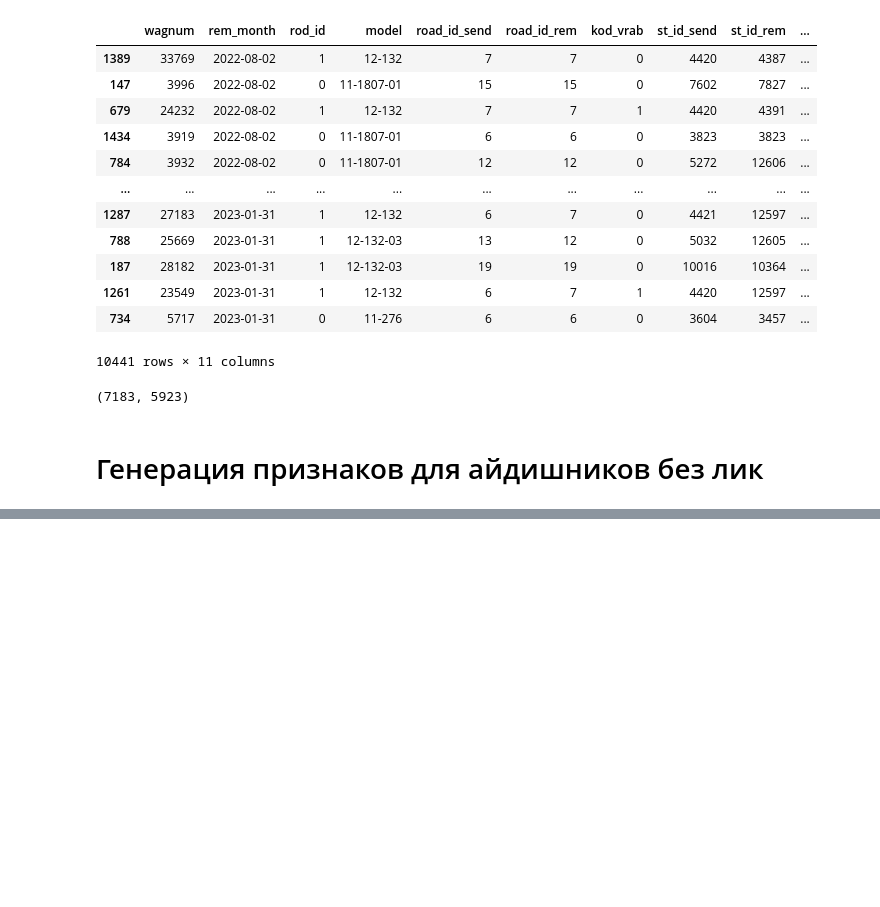
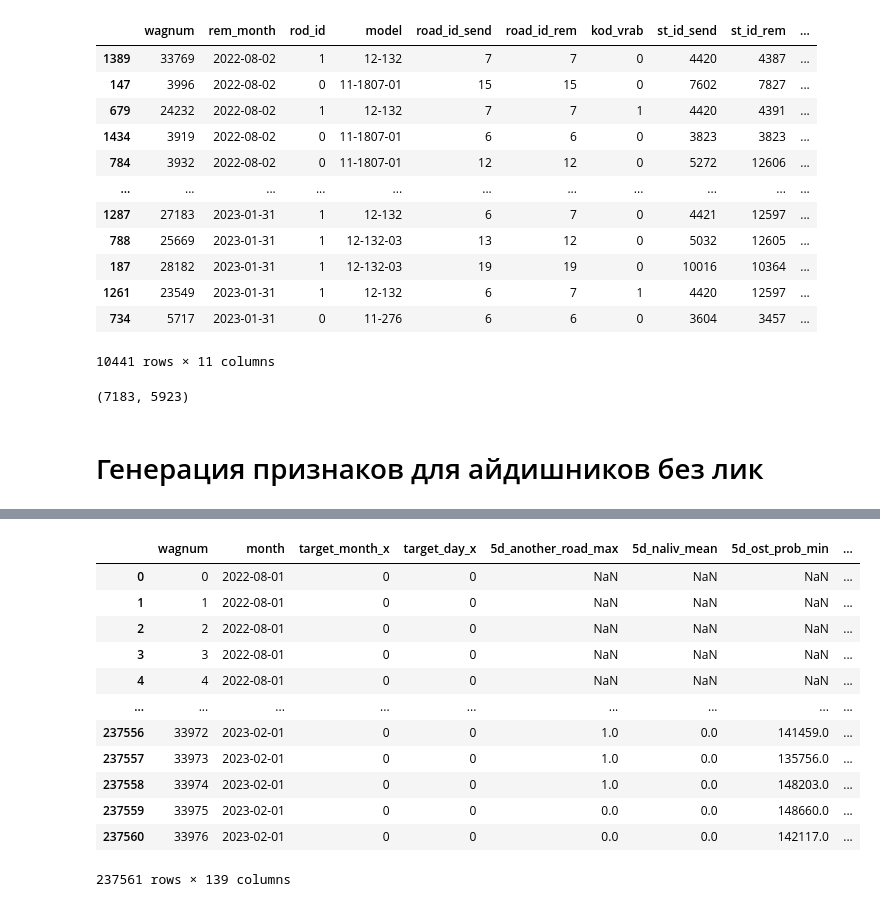
Before and after one commit to Kirill2187/datawagon, a Jupyter notebook: eda_knifeman.ipynb, the cells around one changed output, grey strips where cells are left out. Drawn from its saved outputs; the diff is of its cells as text; code cells hidden in the pictures; blank space fills up the shorter version.

```diff
--- a/eda_knifeman.ipynb
+++ b/eda_knifeman.ipynb
@@ -417,0 +504,22 @@ tr_rems
+# %%
+train = pd.read_csv('../train.csv')
+test = pd.read_csv('../test.csv')
+# %%
+train = train.merge(end_y_train, on=['wagnum', 'month'])
+test = test.merge(end_y_test, on=['wagnum', 'month'])
+# %%
+train
+# %% [output]
+|  | wagnum | month | target_month_x | target_day_x | 5d_another_road_max | 5d_naliv_mean | 5d_ost_prob_min | ... |
+| 0 | 0 | 2022-08-01 | 0 | 0 | NaN | NaN | NaN | ... |
+| 1 | 1 | 2022-08-01 | 0 | 0 | NaN | NaN | NaN | ... |
+| 2 | 2 | 2022-08-01 | 0 | 0 | NaN | NaN | NaN | ... |
+| 3 | 3 | 2022-08-01 | 0 | 0 | NaN | NaN | NaN | ... |
+| 4 | 4 | 2022-08-01 | 0 | 0 | NaN | NaN | NaN | ... |
+| ... | ... | ... | ... | ... | ... | ... | ... | ... |
+| 237556 | 33972 | 2023-02-01 | 0 | 0 | 1.0 | 0.0 | 141459.0 | ... |
+| 237557 | 33973 | 2023-02-01 | 0 | 0 | 1.0 | 0.0 | 135756.0 | ... |
+| 237558 | 33974 | 2023-02-01 | 0 | 0 | 1.0 | 0.0 | 148203.0 | ... |
+| 237559 | 33975 | 2023-02-01 | 0 | 0 | 0.0 | 0.0 | 148660.0 | ... |
+| 237560 | 33976 | 2023-02-01 | 0 | 0 | 0.0 | 0.0 | 142117.0 | ... |
+237561 rows × 139 columns
```
Also changed, not shown: parts of 41 cells of this notebook.
